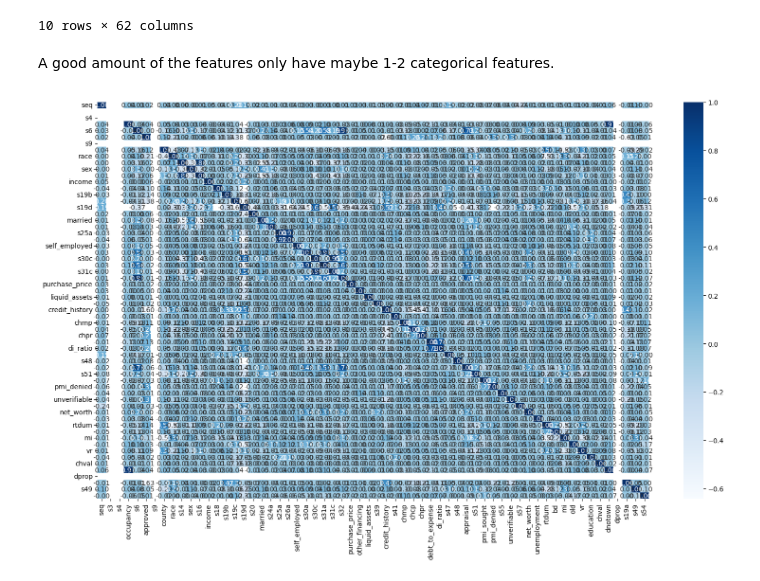
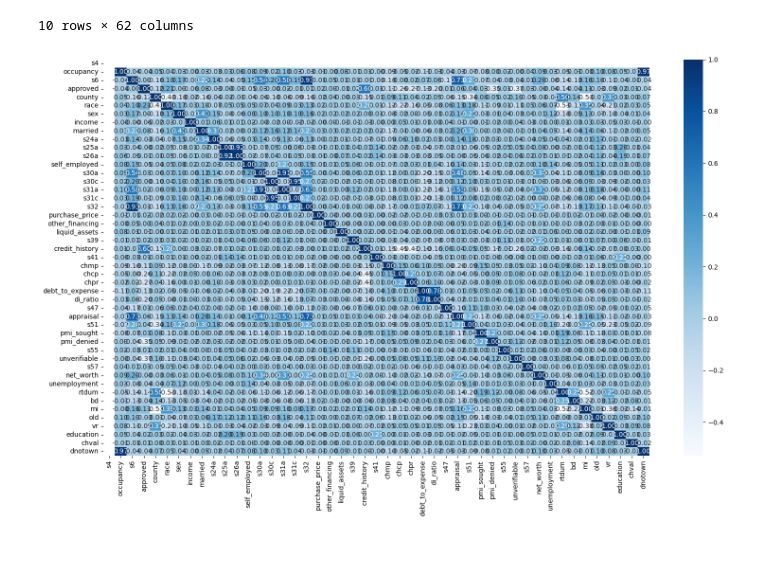
Before and after one commit to nickkats1/sklearn_only, a Jupyter notebook: hmda/notebooks/eda.ipynb, the cells around one changed output. Drawn from its saved outputs; the diff is of its cells as text; code cells hidden in the pictures; blank space fills up the shorter version.

```diff
--- a/hmda/notebooks/eda.ipynb
+++ b/hmda/notebooks/eda.ipynb
@@ -297,25 +296,10 @@ df['credit_history'] = [1 if X == 1 else 0 for X in df['credit_history']]
-# %% [markdown]
-A good amount of the features only have maybe 1-2 categorical features.
-# %%
-# most of these features are not relevant at all, label encoder for correlation
-
-le = LabelEncoder()
-
-obj_cols = df.select_dtypes(include="object")
-num_cols=  df.select_dtypes(include="number")
-
-
-for col in obj_cols.columns:
-    le = LabelEncoder()
-    obj_cols[col] = le.fit_transform(obj_cols[col])
-
-
-
-combined_df = pd.concat([num_cols, obj_cols], axis=1)
-
-plt.figure(figsize=(16,10))
-sns.heatmap(combined_df.corr(),annot=True,fmt=".2f",cmap="Blues")
-plt.tight_layout()
-plt.show()
-# %% [output]
-[figure, removed]
+# %%
+# heatmap
+
+plt.figure(figsize=(16,10))
+sns.heatmap(df.corr(),fmt=".2f",annot=True,cmap="Blues")
+plt.tight_layout()
+plt.savefig("images/heatmap.png")
+plt.show()
+# %% [output]
+[figure, added]
```
Also changed, not shown: parts of 8 cells of this notebook, 4 other files.
